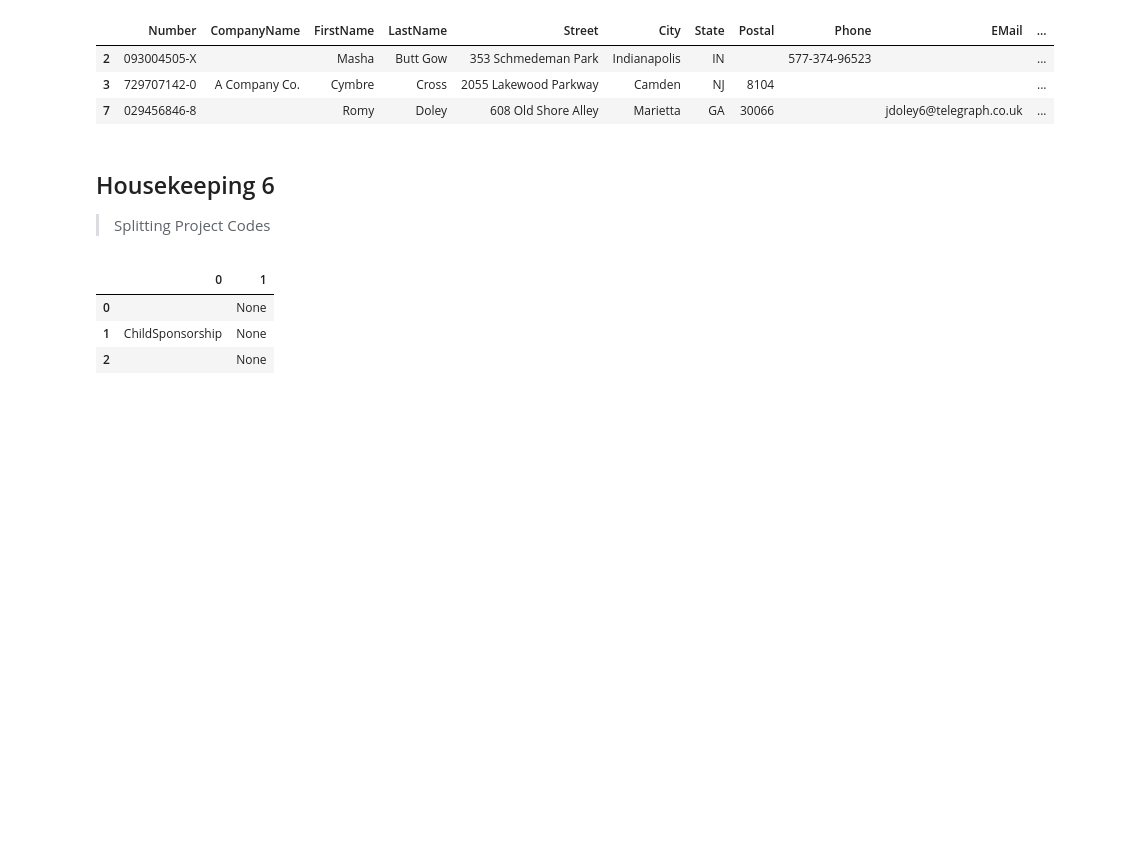
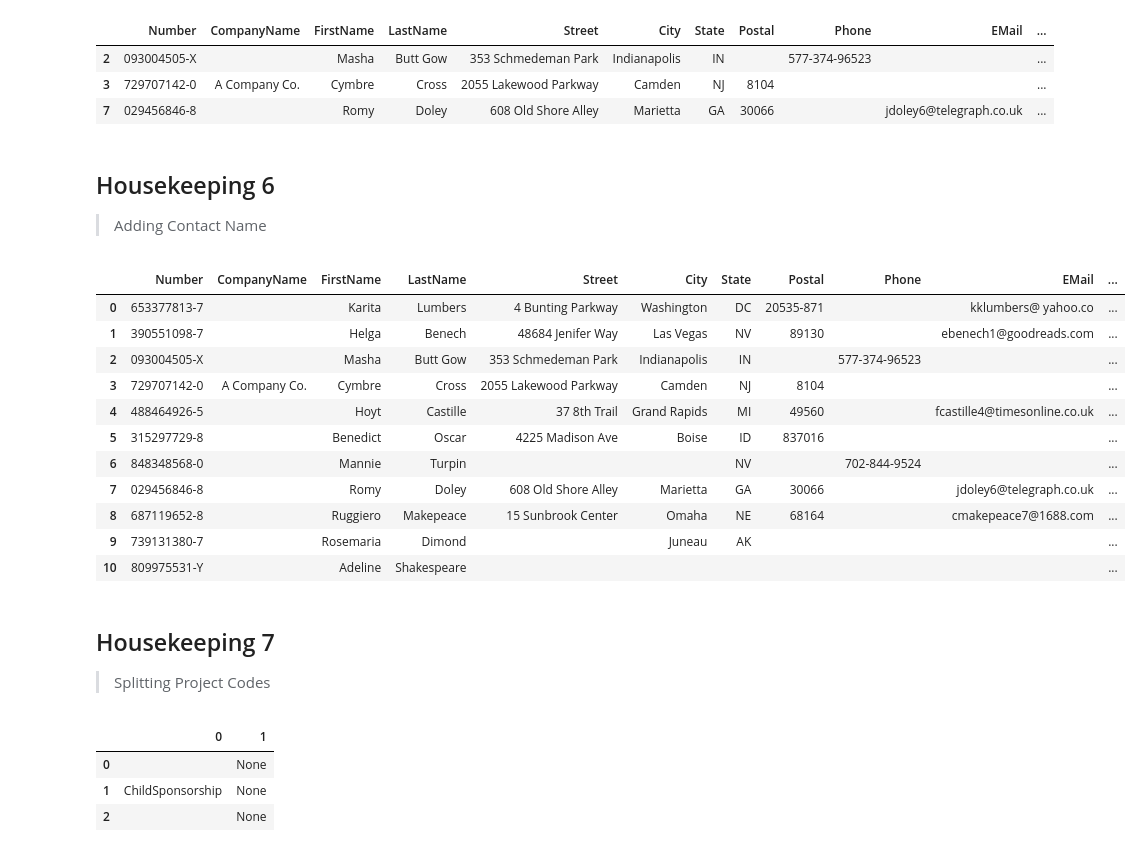
Before and after one commit to LearnThinkCreate/virtuous_interview, a Jupyter notebook: 00_Setup.ipynb, the cells around one changed output. Saved outputs shown, nothing was run; the diff lists cells and outputs as text; code cells hidden in the pictures; blank space fills up the shorter version.

```diff
--- a/00_Setup.ipynb
+++ b/00_Setup.ipynb
@@ -301,3 +302,21 @@ contacts.loc[blank_name_records, :]
 | 2 | 093004505-X |  | Masha | Butt Gow | 353 Schmedeman Park | Indianapolis | IN |  | 577-374-96523 |  | ... |
 | 3 | 729707142-0 | A Company Co. | Cymbre | Cross | 2055 Lakewood Parkway | Camden | NJ | 8104 |  |  | ... |
 | 7 | 029456846-8 |  | Romy | Doley | 608 Old Shore Alley | Marietta | GA | 30066 |  | jdoley6@telegraph.co.uk | ... |
+# %% [markdown]
+## Housekeeping 6
+> Adding Contact Name
+# %%
+contacts
+# %% [output]
+|  | Number | CompanyName | FirstName | LastName | Street | City | State | Postal | Phone | EMail | ... |
+| 0 | 653377813-7 |  | Karita | Lumbers | 4 Bunting Parkway | Washington | DC | 20535-871 |  | kklumbers@ yahoo.co | ... |
+| 1 | 390551098-7 |  | Helga | Benech | 48684 Jenifer Way | Las Vegas | NV | 89130 |  | ebenech1@goodreads.com | ... |
+| 2 | 093004505-X |  | Masha | Butt Gow | 353 Schmedeman Park | Indianapolis | IN |  | 577-374-96523 |  | ... |
+| 3 | 729707142-0 | A Company Co. | Cymbre | Cross | 2055 Lakewood Parkway | Camden | NJ | 8104 |  |  | ... |
+| 4 | 488464926-5 |  | Hoyt | Castille | 37 8th Trail | Grand Rapids | MI | 49560 |  | fcastille4@timesonline.co.uk | ... |
+| 5 | 315297729-8 |  | Benedict | Oscar | 4225 Madison Ave | Boise | ID | 837016 |  |  | ... |
+| 6 | 848348568-0 |  | Mannie | Turpin |  |  | NV |  | 702-844-9524 |  | ... |
+| 7 | 029456846-8 |  | Romy | Doley | 608 Old Shore Alley | Marietta | GA | 30066 |  | jdoley6@telegraph.co.uk | ... |
+| 8 | 687119652-8 |  | Ruggiero | Makepeace | 15 Sunbrook Center | Omaha | NE | 68164 |  | cmakepeace7@1688.com | ... |
+| 9 | 739131380-7 |  | Rosemaria | Dimond |  | Juneau | AK |  |  |  | ... |
+| 10 | 809975531-Y |  | Adeline | Shakespeare |  |  |  |  |  |  | ... |
@@ -304,5 +336,5 @@ contacts.loc[blank_name_records, :]
 # %% [markdown]
-## Housekeeping 6
+## Housekeeping 7
 > Splitting Project Codes
 # %%
 #| export
```
Also changed, not shown: parts of 5 cells of this notebook, 6 other files.
